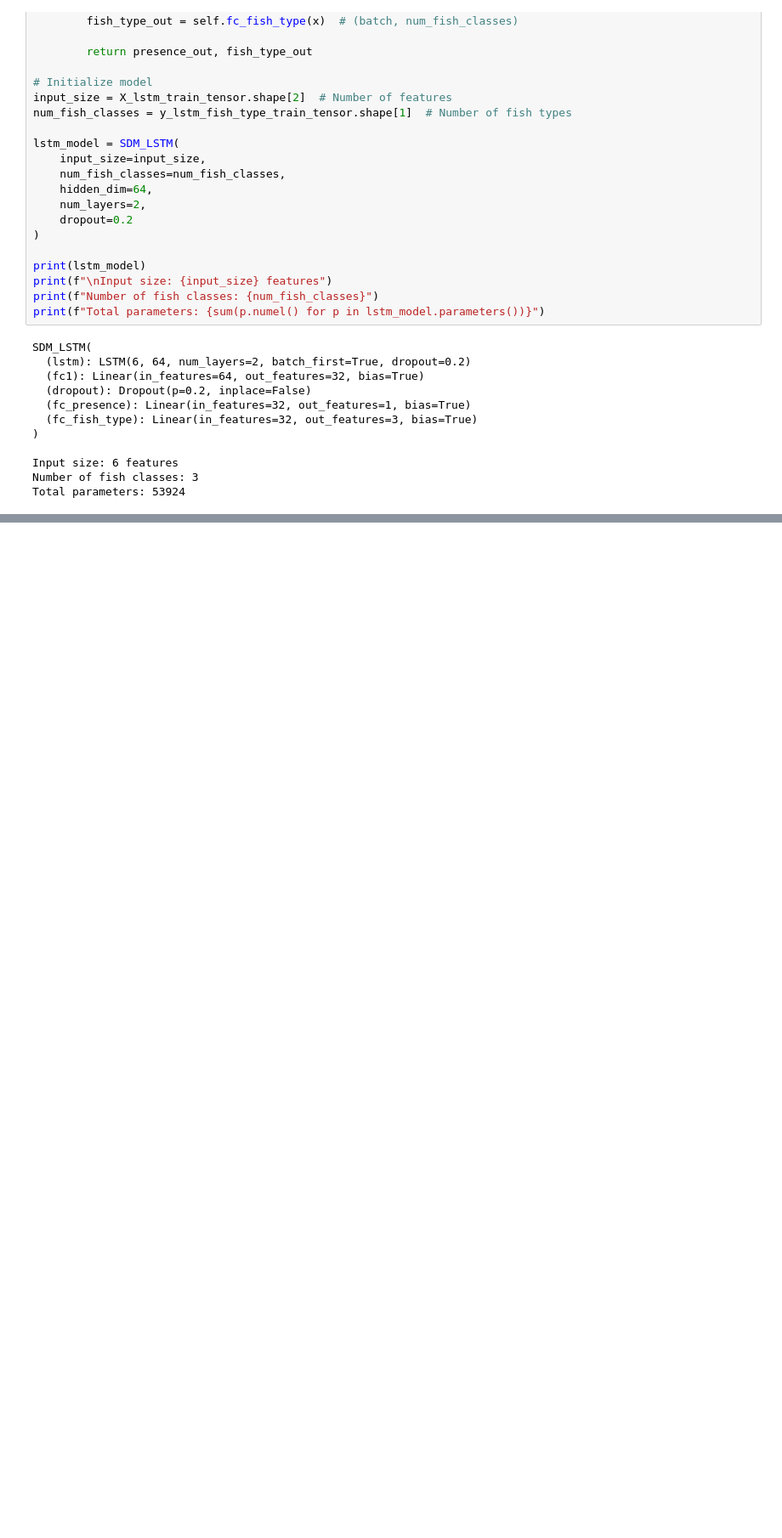
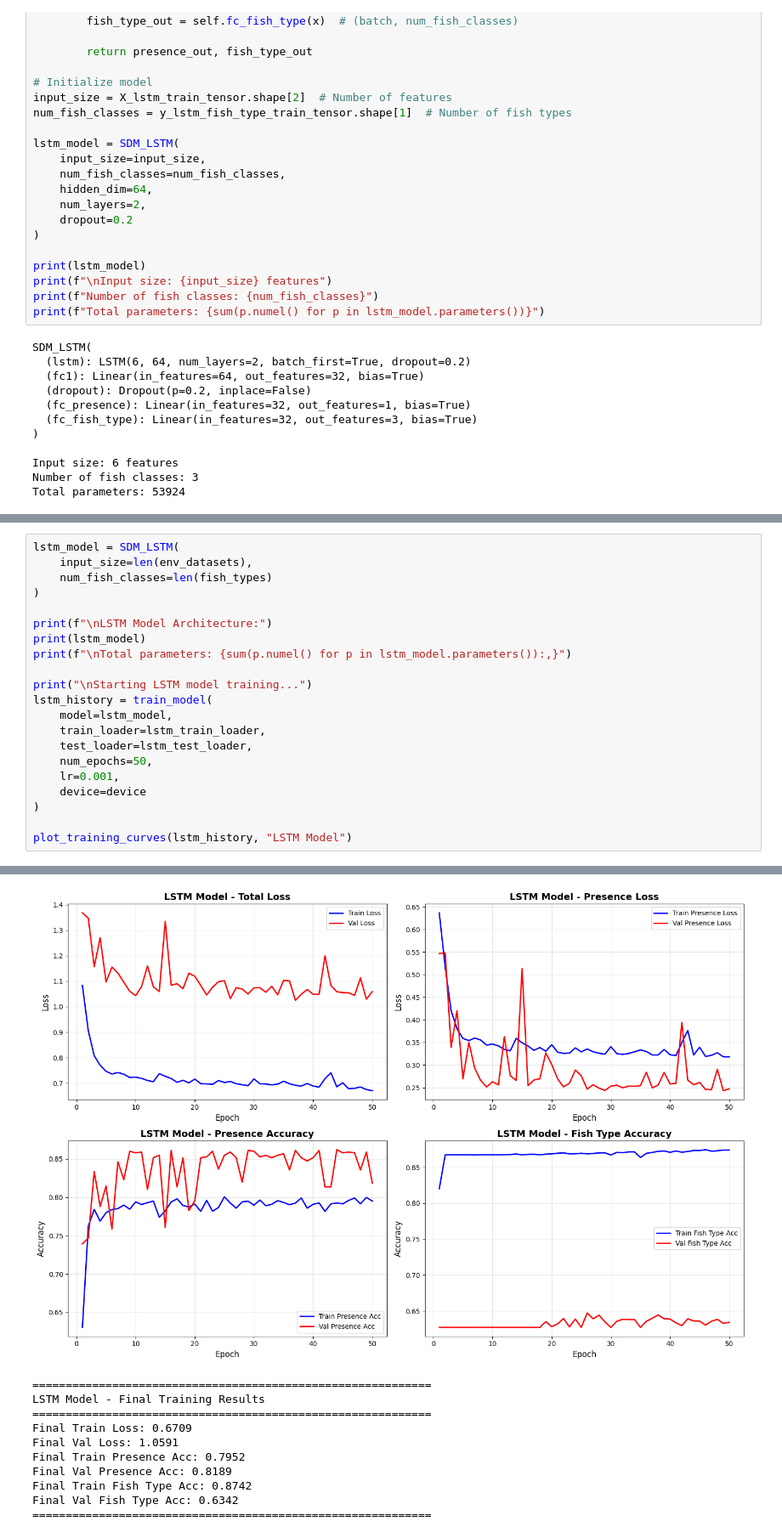
Before and after one commit to anhphuongnguyenquynh/marine-species-distribution-models-labs, a Jupyter notebook: models/3_deep_learning_methods/sdm_cnn_lstm_cnn-lstm_revised.ipynb, the cells around one changed output, grey strips where cells are left out. Shown at 85% size. Saved outputs shown, nothing was run; the diff lists cells and outputs as text; blank space fills up the shorter version.

```diff
--- a/models/3_deep_learning_methods/sdm_cnn_lstm_cnn-lstm_revised.ipynb
+++ b/models/3_deep_learning_methods/sdm_cnn_lstm_cnn-lstm_revised.ipynb
@@ -1131,0 +1744,22 @@ Total parameters: 103236
+# %%
+lstm_model = SDM_LSTM(
+    input_size=len(env_datasets),
+    num_fish_classes=len(fish_types)
+)
+
+print(f"\nLSTM Model Architecture:")
+print(lstm_model)
+print(f"\nTotal parameters: {sum(p.numel() for p in lstm_model.parameters()):,}")
+
+print("\nStarting LSTM model training...")
+lstm_history = train_model(
+    model=lstm_model,
+    train_loader=lstm_train_loader,
+    test_loader=lstm_test_loader,
+    num_epochs=50,
+    lr=0.001,
+    device=device
+)
+
+plot_training_curves(lstm_history, "LSTM Model")
+# %% [output]
@@ -1131,0 +1783,11 @@ Total parameters: 103236
+[figure, added]
+============================================================
+LSTM Model - Final Training Results
+============================================================
+Final Train Loss: 0.6709
+Final Val Loss: 1.0591
+Final Train Presence Acc: 0.7952
+Final Val Presence Acc: 0.8189
+Final Train Fish Type Acc: 0.8742
+Final Val Fish Type Acc: 0.6342
+============================================================
```
Also changed, not shown: parts of 9 cells of this notebook.
